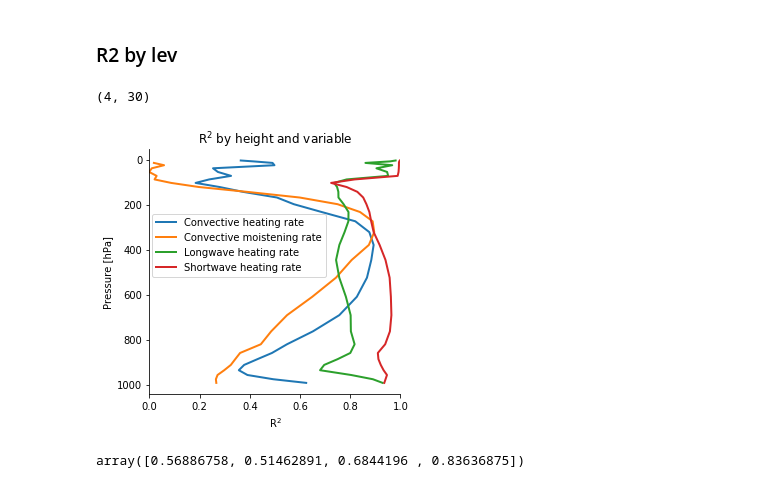
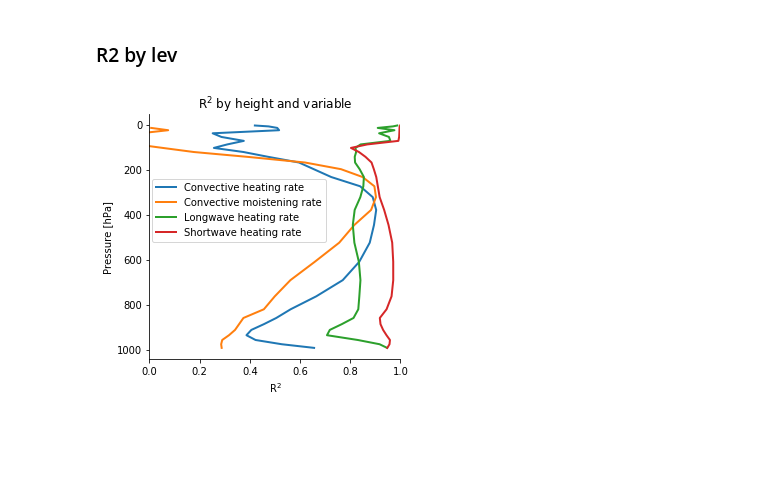
Before and after one commit to raspstephan/CBRAIN-CAM, a Jupyter notebook: notebooks/presentation/grl_paper.ipynb, the cells around one changed output. Drawn from its saved outputs; the diff is of its cells as text; code cells hidden in the pictures; blank space fills up the shorter version.

Commit message:
Finished figures and animation for GRL submission

```diff
--- a/notebooks/presentation/paper.ipynb
+++ b/notebooks/presentation/grl_paper.ipynb
@@ -311,11 +306,11 @@ def plot_panels(axes, p, t, var, cmap='bwr', xlabel=True, title='var', labels=No
 # %%
 def xy_wrap(axes, itime, ilev, var, **kwargs):
     p, t = d.get_pt(itime=itime, var=var)
-    plot_panels(axes, p[:, :, ilev], t[:, :, ilev], var, **kwargs)
+    return plot_panels(axes, p[:, :, ilev], t[:, :, ilev], var, **kwargs)
 # %%
 def yz_wrap(axes, itime, ilon, var, **kwargs):
     p, t = d.get_pt(itime=itime, var=var)
-    plot_panels(axes, p[:, ilon, :], t[:, ilon, :], var, **kwargs)
+    return plot_panels(axes, p[:, ilon, :], t[:, ilon, :], var, **kwargs)
 # %%
 def animate_lat_lon(ilev, var, max_time=5, interval=200):
     p, t = d.get_pt(itime=0, var=var)
@@ -353,0 +364,2 @@ for i, v in enumerate(vars):
+# %%
+d = get_d('P021_512x8_fullyear', val='fullyear', eps='_eps')
@@ -394,8 +463,6 @@ and the TVAR, the true variance is:
 $$ TVAR_Z = \frac{1}{nt \times nx \times ny}\sum_{nt}\sum_{nx}\sum_{ny} (\hat{y}_{t, x, y} - \bar{\hat{y}})^2 $$
 
 with $\bar{\hat{y}}$ being the true mean over $t, x, y$.
-# %%
-d.load_stats()
 # %% [markdown]
 #### Setup
 # %%
@@ -545,22 +604,12 @@ def r2_by_lev(d):
-# %%
-hor_r2 = r2_by_lev(d); hor_r2.shape
-# %% [output]
-(4, 30)
 # %%
-#sns.set_palette("hls", 4)
 fig, ax = plt.subplots(figsize=(4.5,4.5))
 for i, v in enumerate(vars):
-    ax.plot(hor_r2[i], lev, label=name[v], linewidth=2)
+    ax.plot(d.stats['hor_r2'][i], lev, label=name[v], linewidth=2)
 ax.invert_yaxis()
-#ax.axhline(lev[10], c='gray', zorder=0.1)
 ax.set_ylabel('Pressure [hPa]'); ax.set_xlabel(r'R$^2$')
 ax.set_xlim(0, 1)
 ax.set_title(r'R$^2$ by height and variable')
 despine(ax)
 ax.legend(loc=(0.01,0.48));
 # %% [output]
-[figure, old version]
+[figure, new version]
-# %%
-hor_r2[:, 10:].mean(1)
-# %% [output]
-array([0.56886758, 0.51462891, 0.6844196 , 0.83636875])
```
Also changed, not shown: parts of 33 cells of this notebook.
